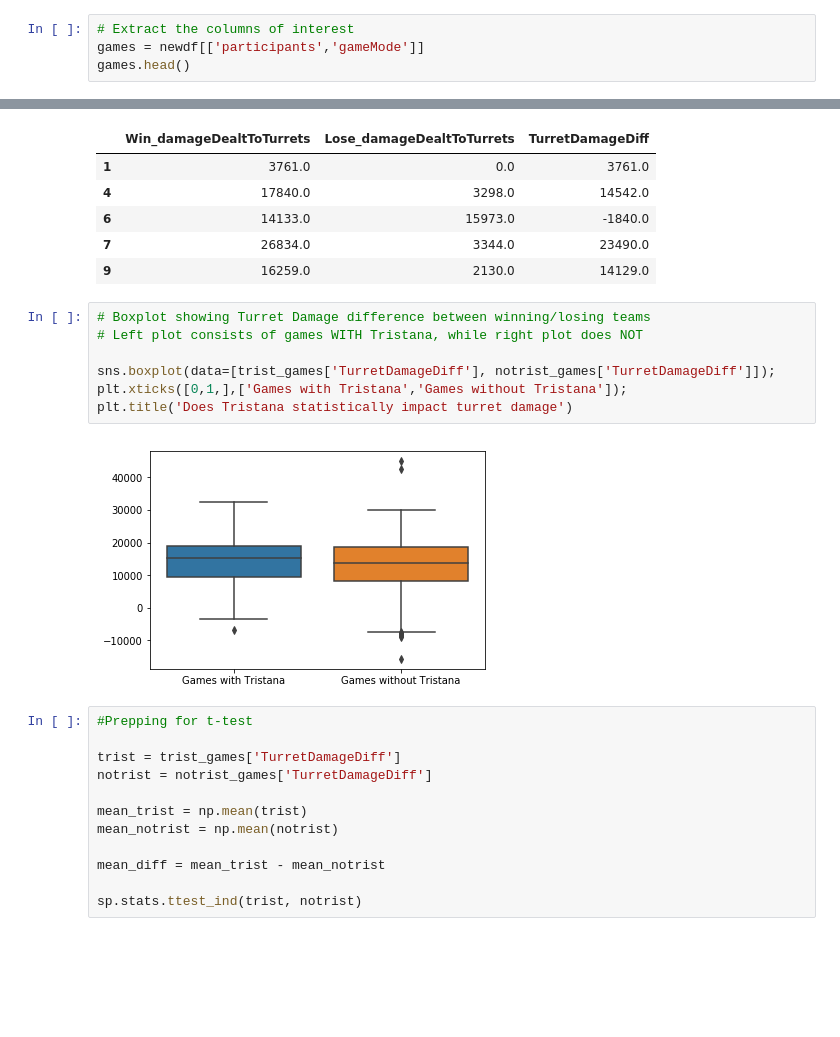
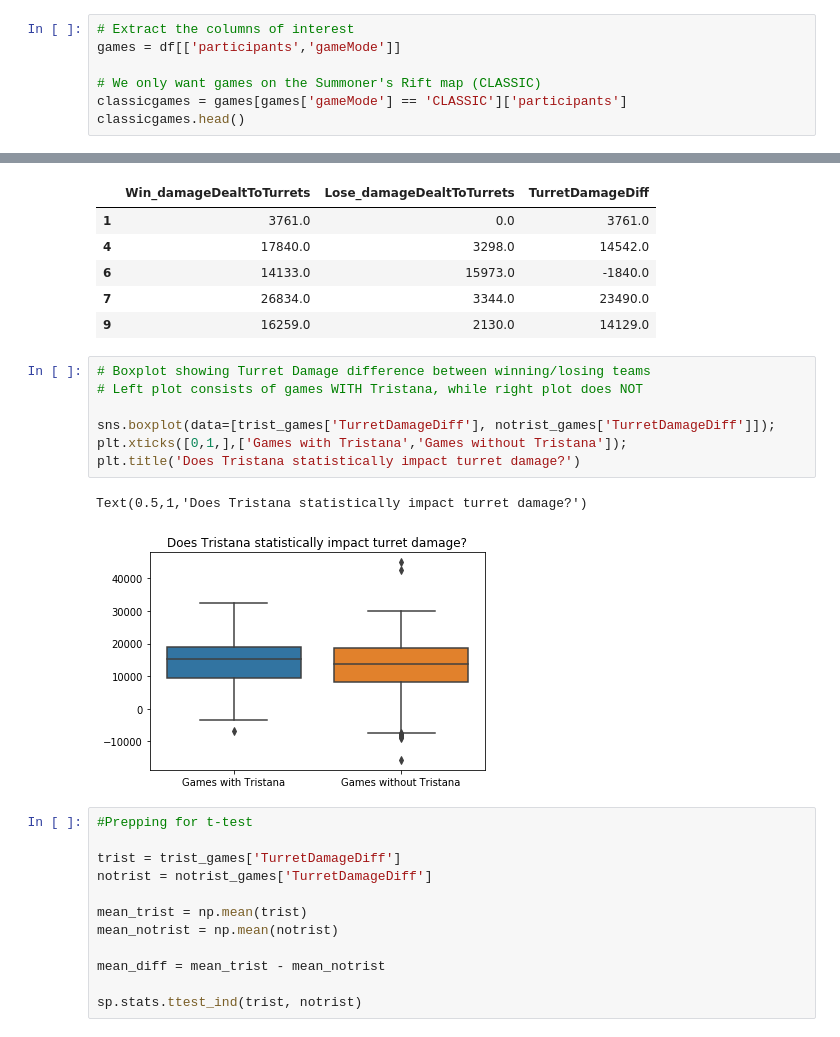
Before and after one commit to Fryman93/SprungBoard, a Jupyter notebook: Capstone 1/LoL.ipynb, the cells around one changed output, grey strips where cells are left out. Saved outputs shown, nothing was run; the diff lists cells and outputs as text; blank space fills up the shorter version.

```diff
--- a/Capstone 1/LoL.ipynb
+++ b/Capstone 1/LoL.ipynb
@@ -48,5 +46,8 @@ The columns that I care about here are those called 'gameMode' and 'participanti
 # %%
 # Extract the columns of interest
-games = newdf[['participants','gameMode']]
-games.head()
+games = df[['participants','gameMode']]
+
+# We only want games on the Summoner's Rift map (CLASSIC)
+classicgames = games[games['gameMode'] == 'CLASSIC']['participants']
+classicgames.head()
 # %% [output]
@@ -468,12 +460,13 @@ notrist_games.head()
 # %%
 # Boxplot showing Turret Damage difference between winning/losing teams
 # Left plot consists of games WITH Tristana, while right plot does NOT
 
 sns.boxplot(data=[trist_games['TurretDamageDiff'], notrist_games['TurretDamageDiff']]);
 plt.xticks([0,1,],['Games with Tristana','Games without Tristana']);
-plt.title('Does Tristana statistically impact turret damage')
+plt.title('Does Tristana statistically impact turret damage?')
 # %% [output]
+Text(0.5,1,'Does Tristana statistically impact turret damage?')
-[figure, old version]
+[figure, new version]
 # %%
 #Prepping for t-test
 
```
Also changed, not shown: parts of 59 cells of this notebook.
